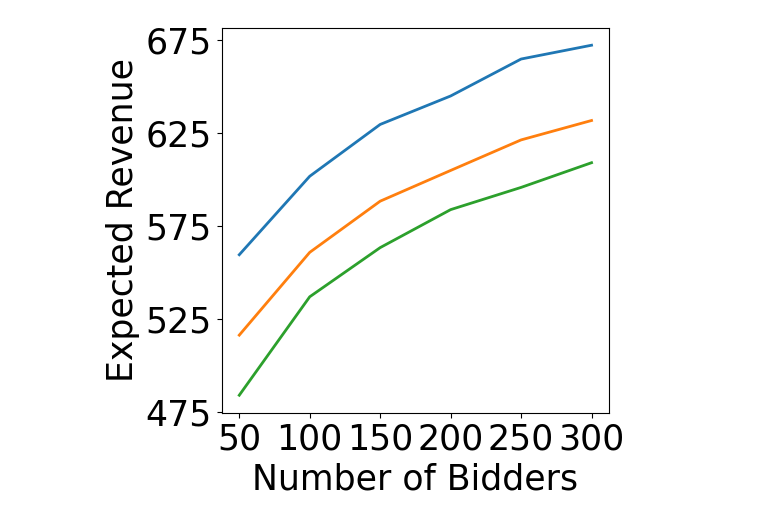
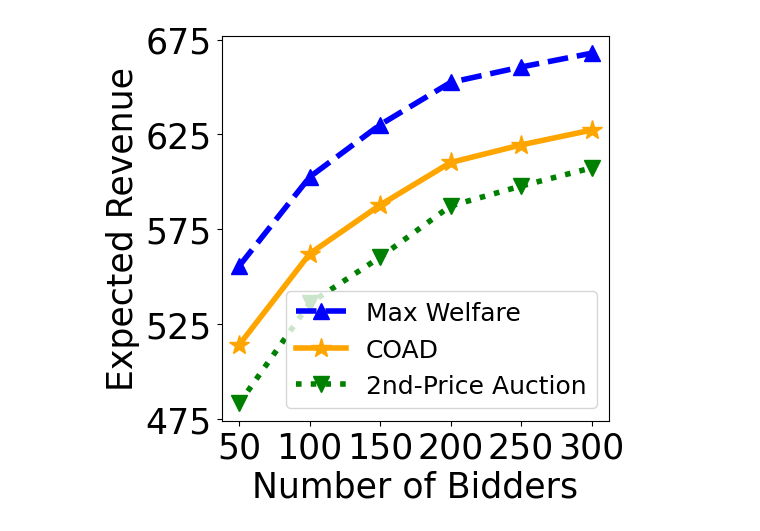
Before and after one commit to JialeHan22/Conformal-Online-Auction-Design, a Jupyter notebook: Simulation Studies/simulation_high_1.ipynb, the cells around one changed output. Drawn from its saved outputs; the diff is of its cells as text; code cells hidden in the pictures.

```diff
--- a/Simulation Studies/simulation_high_1.ipynb
+++ b/Simulation Studies/simulation_high_1.ipynb
@@ -146,6 +146,12 @@ def conformal_predict_z_0(alpha=0.1, m=100, Z_new=Z_new, N=1000, t=200):
 
     return IR, d
 # %%
+np.random.seed(1)
+Z_new = z_domain[np.random.randint(z_domain.shape[0])]
+
+IR, d = conformal_predict_z_0(alpha=0.1, m=50, Z_new=Z_new, N=10000, t=1000)
+
+
 fig = plt.figure(figsize=(5, 5))
 plt.boxplot(IR, patch_artist=True, medianprops=dict(color="black"), boxprops=dict(facecolor='lightblue'))
 plt.yticks( fontsize=25)
@@ -335,12 +341,12 @@ random.seed(1)
 # Set different values for N
 N_values = [1000, 3000, 5000, 7000, 9000, 11000, 13000]
 Z_new = z_domain[np.random.randint(z_domain.shape[0])]
-num_runs = 500
+num_runs = 1000
 
 # Initializes the dictionary used to store the results
 results = {"payment": [], "sb_value": [], "max_welfare": []}
 
-# For each value of N, run the function 500 times and calculate the average
+# For each value of N, run the function 1000 times and calculate the average
 for N in N_values:
     data_points = []
     for _ in range(N):
@@ -494,7 +504,7 @@ m_values = list(range(50, 301, 50))
 np.random.seed(1)
 random.seed(1)
 Z_new = z_domain[np.random.randint(z_domain.shape[0])]
-num_runs = 300
+num_runs = 1000
 
 # Initializes the dictionary used to store the results
 results_m = {"payment": [], "y_value": [], "max_welfare": []}
@@ -512,16 +522,17 @@ for m in m_values:
     results_m["max_welfare"].append(np.mean(max_welfares))
 # %%
 plt.figure(figsize=(5, 5))
-plt.plot(m_values, results_m["max_welfare"], label="Max Welfare", linewidth=2)
-plt.plot(m_values, results_m["payment"], label="COAD", linewidth=2)
-plt.plot(m_values, results_m["y_value"], label="2nd-Price Auction", linewidth=2)
+plt.plot(m_values, results_m["max_welfare"], label="Max Welfare",color='blue', linestyle='--', marker='^', linewidth=4,markersize=12)
+plt.plot(m_values, results_m["payment"], label="COAD",  color='orange', linestyle='-', marker='*', linewidth=4,markersize=15)
+plt.plot(m_values, results_m["y_value"], label="2nd-Price Auction",  color='green', linestyle=':', marker='v', linewidth=4,markersize=12)
 
 plt.xlabel("Number of Bidders", fontsize=25)
 plt.ylabel("Expected Revenue", fontsize=25)
 plt.yticks(fontsize=25)
 plt.xticks(fontsize=25)
 plt.yticks([475, 525,575,625,675])
 plt.title("")
+plt.legend(fontsize=18, loc="lower right")
 plt.show()
 # %% [output]
-[figure, old version]
+[figure, new version]
```
Also changed, not shown: parts of 5 cells of this notebook.
